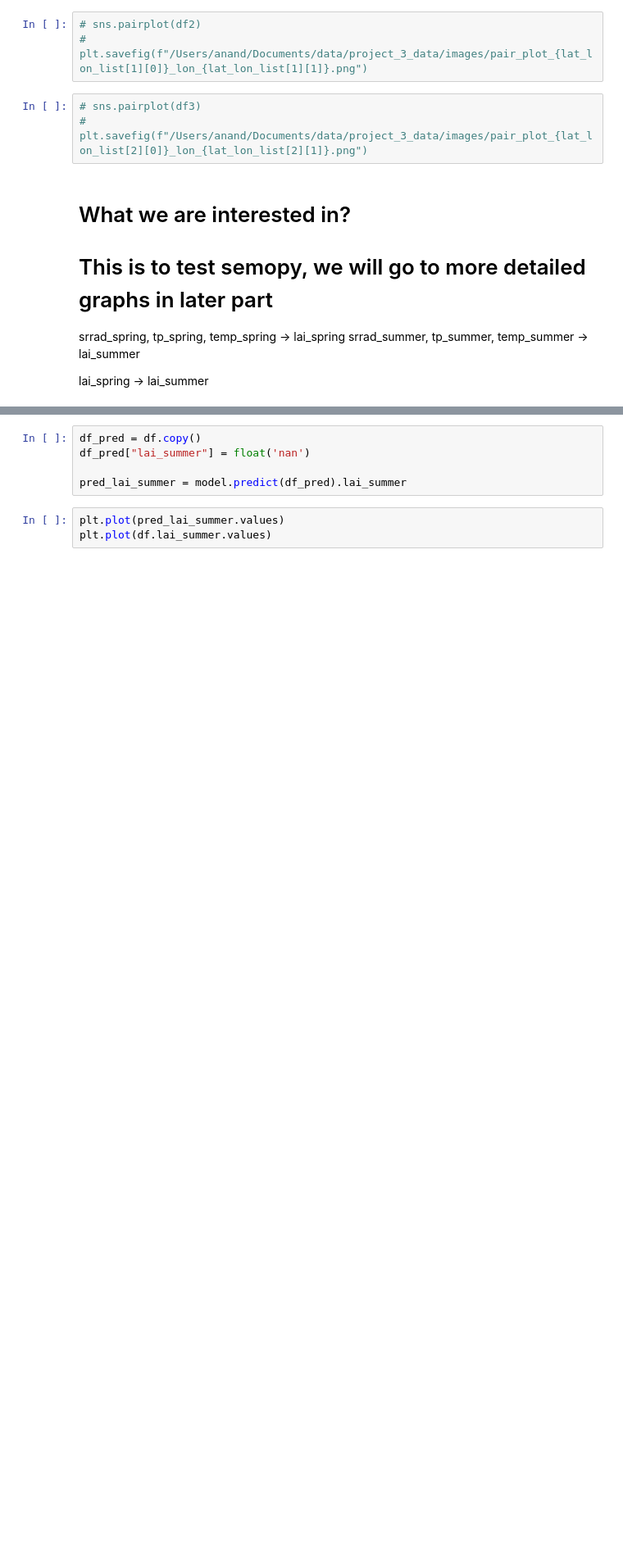
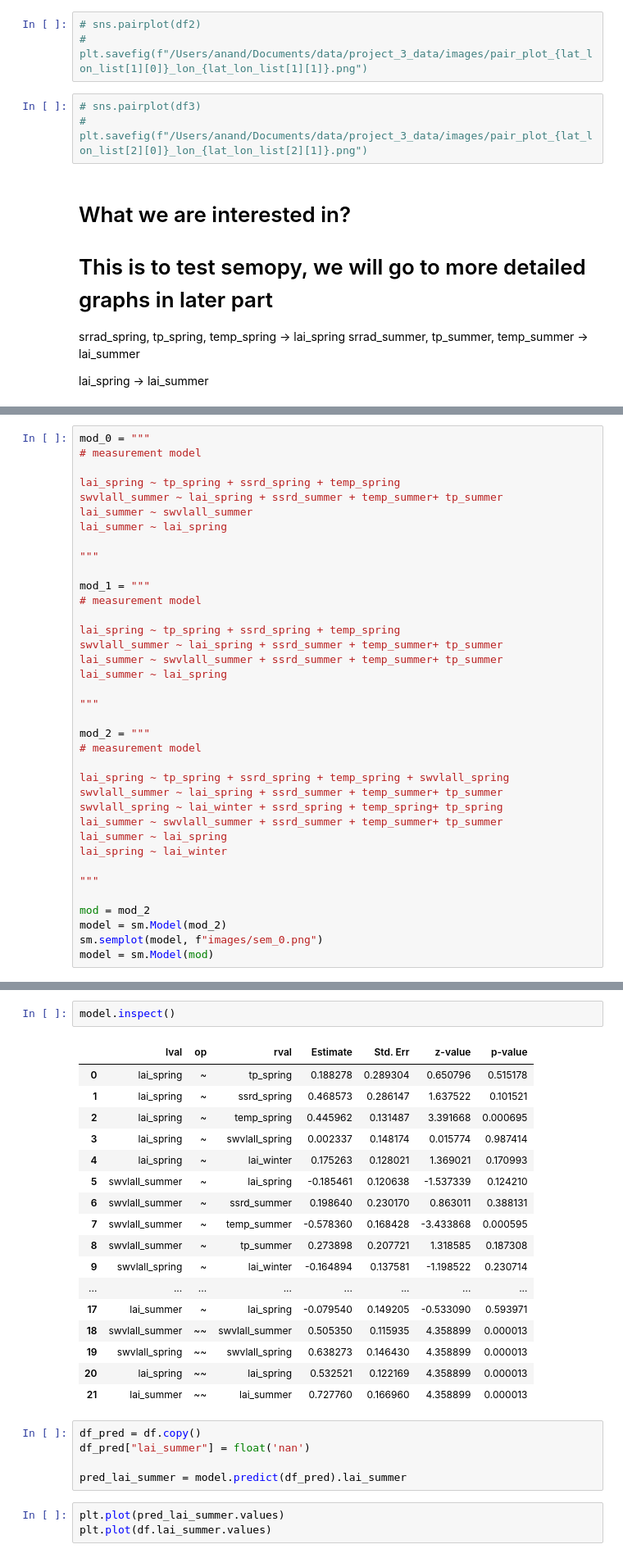
Before and after one commit to melioristic/preconditioned-compound-vegetation, a Jupyter notebook: n4_sem.ipynb, the cells around one changed output, grey strips where cells are left out. Shown at 82% size. Drawn from its saved outputs; the diff is of its cells as text; blank space fills up the shorter version.

```diff
--- a/n4_sem.ipynb
+++ b/n4_sem.ipynb
@@ -40,3 +29,40 @@ model = sm.Model(mod)
+# %%
+mod_0 = """
+# measurement model
+
+lai_spring ~ tp_spring + ssrd_spring + temp_spring
+swvlall_summer ~ lai_spring + ssrd_summer + temp_summer+ tp_summer
+lai_summer ~ swvlall_summer
+lai_summer ~ lai_spring
+
+"""
+
+mod_1 = """
+# measurement model
+
+lai_spring ~ tp_spring + ssrd_spring + temp_spring
+swvlall_summer ~ lai_spring + ssrd_summer + temp_summer+ tp_summer
+lai_summer ~ swvlall_summer + ssrd_summer + temp_summer+ tp_summer
+lai_summer ~ lai_spring
+
+"""
+
+mod_2 = """
+# measurement model
+
+lai_spring ~ tp_spring + ssrd_spring + temp_spring + swvlall_spring
+swvlall_summer ~ lai_spring + ssrd_summer + temp_summer+ tp_summer
+swvlall_spring ~ lai_winter + ssrd_spring + temp_spring+ tp_spring
+lai_summer ~ swvlall_summer + ssrd_summer + temp_summer+ tp_summer
+lai_summer ~ lai_spring
+lai_spring ~ lai_winter
+
+"""
+
+mod = mod_2
+model = sm.Model(mod_2)
+sm.semplot(model, f"images/sem_0.png")
+model = sm.Model(mod)
 # %%
 df = df2
 
@@ -58,3 +81,23 @@ sm.calc_stats(model)
+# %%
+model.inspect()
+# %% [output]
+|  | lval | op | rval | Estimate | Std. Err | z-value | p-value |
+| 0 | lai_spring | ~ | tp_spring | 0.188278 | 0.289304 | 0.650796 | 0.515178 |
+| 1 | lai_spring | ~ | ssrd_spring | 0.468573 | 0.286147 | 1.637522 | 0.101521 |
+| 2 | lai_spring | ~ | temp_spring | 0.445962 | 0.131487 | 3.391668 | 0.000695 |
+| 3 | lai_spring | ~ | swvlall_spring | 0.002337 | 0.148174 | 0.015774 | 0.987414 |
+| 4 | lai_spring | ~ | lai_winter | 0.175263 | 0.128021 | 1.369021 | 0.170993 |
+| 5 | swvlall_summer | ~ | lai_spring | -0.185461 | 0.120638 | -1.537339 | 0.124210 |
+| 6 | swvlall_summer | ~ | ssrd_summer | 0.198640 | 0.230170 | 0.863011 | 0.388131 |
+| 7 | swvlall_summer | ~ | temp_summer | -0.578360 | 0.168428 | -3.433868 | 0.000595 |
+| 8 | swvlall_summer | ~ | tp_summer | 0.273898 | 0.207721 | 1.318585 | 0.187308 |
+| 9 | swvlall_spring | ~ | lai_winter | -0.164894 | 0.137581 | -1.198522 | 0.230714 |
+| ... | ... | ... | ... | ... | ... | ... | ... |
+| 17 | lai_summer | ~ | lai_spring | -0.079540 | 0.149205 | -0.533090 | 0.593971 |
+| 18 | swvlall_summer | ~~ | swvlall_summer | 0.505350 | 0.115935 | 4.358899 | 0.000013 |
+| 19 | swvlall_spring | ~~ | swvlall_spring | 0.638273 | 0.146430 | 4.358899 | 0.000013 |
+| 20 | lai_spring | ~~ | lai_spring | 0.532521 | 0.122169 | 4.358899 | 0.000013 |
+| 21 | lai_summer | ~~ | lai_summer | 0.727760 | 0.166960 | 4.358899 | 0.000013 |
 # %%
 df_pred = df.copy()
 df_pred["lai_summer"] = float('nan')
```
Also changed, not shown: parts of 3 cells of this notebook, 17 other files.
